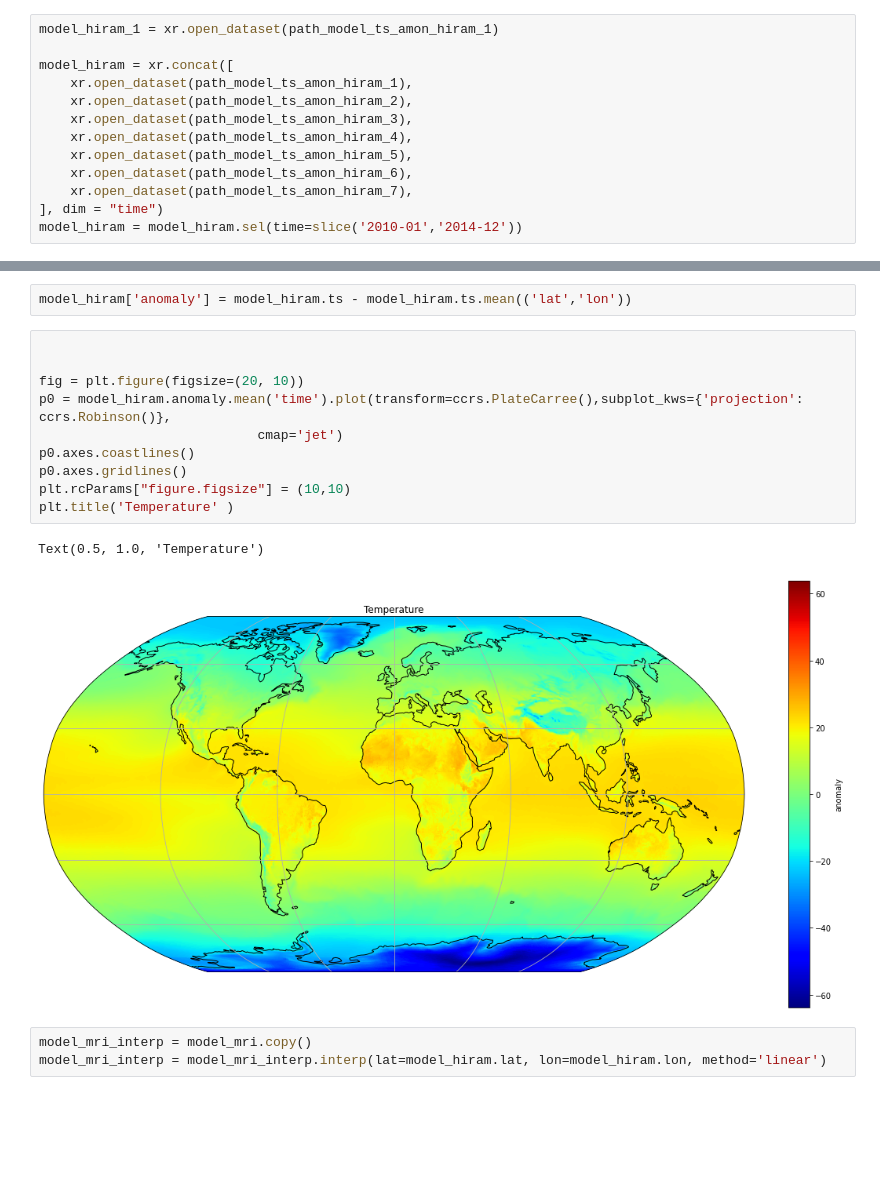
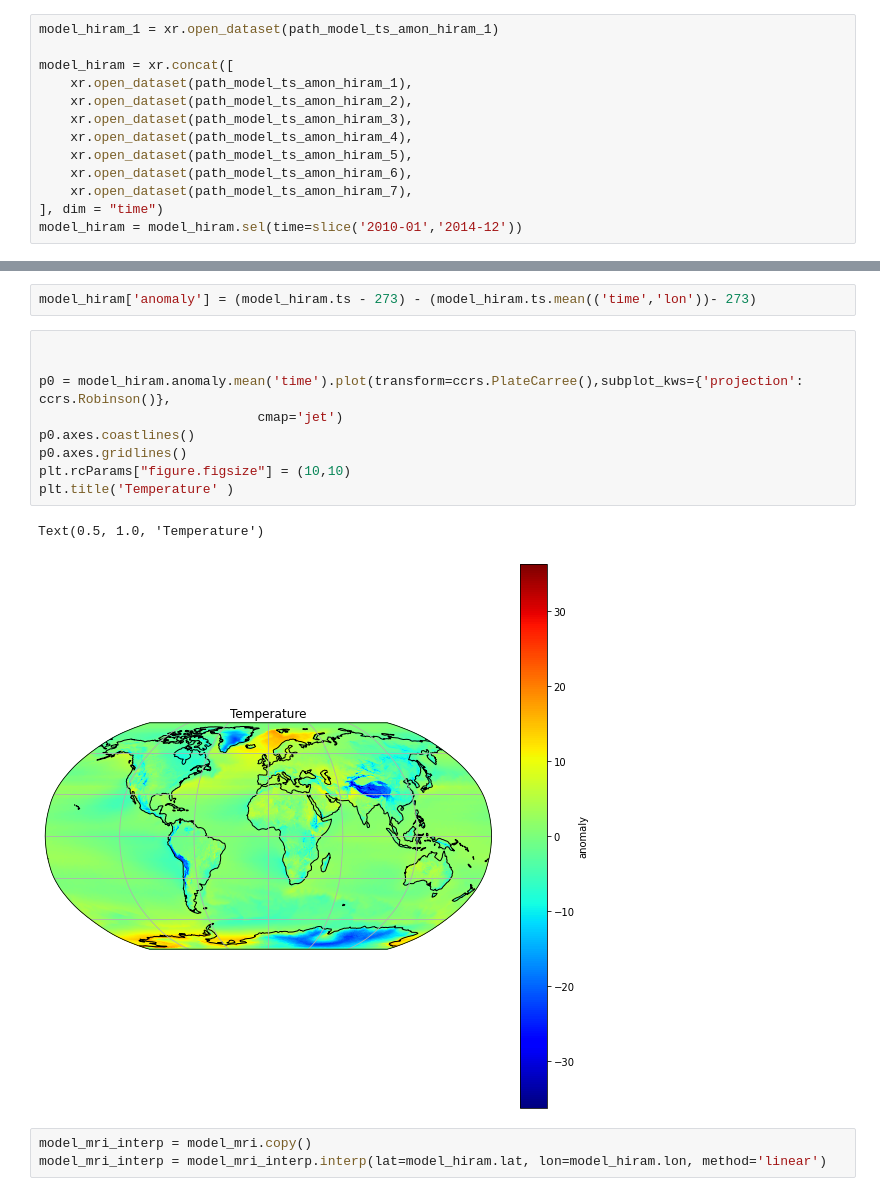
Before and after one commit to giodefa96/final_exam_envi, a Jupyter notebook: bozza/first_part.ipynb, the cells around one changed output, grey strips where cells are left out. Saved outputs shown, nothing was run; the diff lists cells and outputs as text; blank space fills up the shorter version.

```diff
--- a/bozza/first_part.ipynb
+++ b/bozza/first_part.ipynb
@@ -163,18 +169,17 @@ model_hiram.ts.mean(('lat','lon')).plot()
 # %%
-model_hiram['anomaly'] = model_hiram.ts - model_hiram.ts.mean(('lat','lon'))
+model_hiram['anomaly'] = (model_hiram.ts - 273) - (model_hiram.ts.mean(('time','lon'))- 273)
 # %%
 
 
-fig = plt.figure(figsize=(20, 10))
 p0 = model_hiram.anomaly.mean('time').plot(transform=ccrs.PlateCarree(),subplot_kws={'projection': ccrs.Robinson()},
                             cmap='jet')
 p0.axes.coastlines()
 p0.axes.gridlines()
 plt.rcParams["figure.figsize"] = (10,10)
 plt.title('Temperature' )
 # %% [output]
 Text(0.5, 1.0, 'Temperature')
-[figure, old version]
+[figure, new version]
 # %%
 model_mri_interp = model_mri.copy()
 model_mri_interp = model_mri_interp.interp(lat=model_hiram.lat, lon=model_hiram.lon, method='linear')
```
Also changed, not shown: parts of 24 cells of this notebook, 3 other files.
